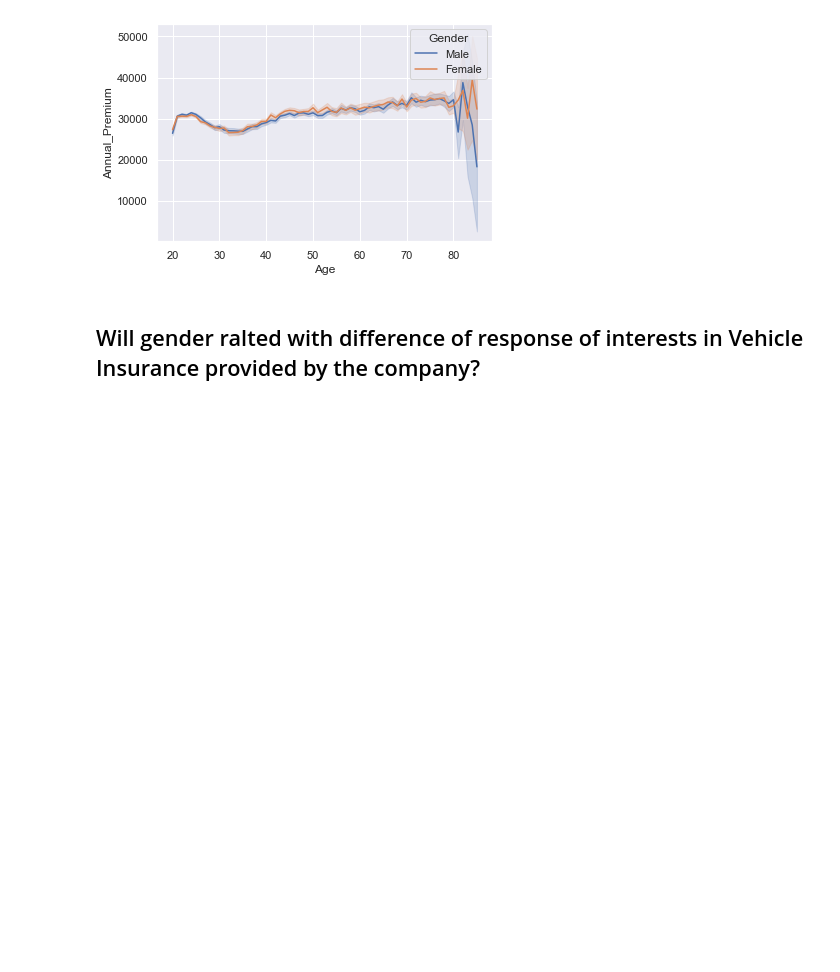
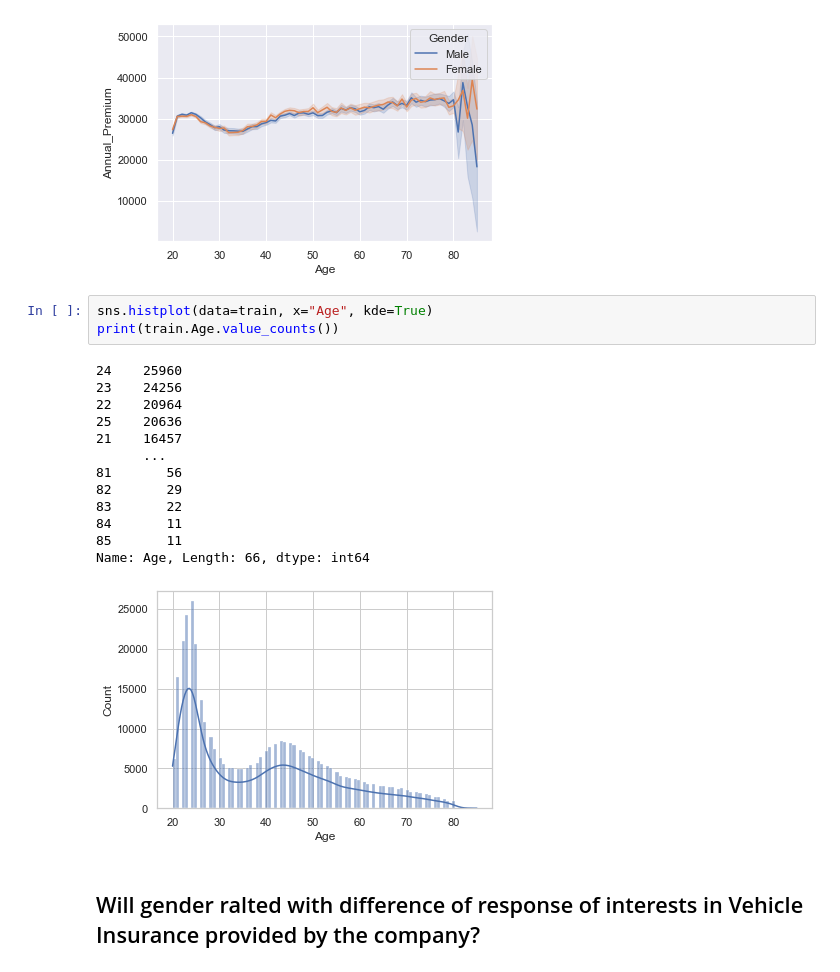
Before and after one commit to yyx2827023/Python_project_vehicle_insurance, a Jupyter notebook: Vehicle Insurance EDA and predict models.ipynb, the cells around one changed output. Drawn from its saved outputs; the diff is of its cells as text; blank space fills up the shorter version.

```diff
--- a/Vehicle Insurance EDA and predict models.ipynb
+++ b/Vehicle Insurance EDA and predict models.ipynb
@@ -222,6 +222,23 @@ sns.lineplot(x="Age", y="Annual_Premium", hue="Gender",data=dfplot)
 # %% [output]
 <AxesSubplot:xlabel='Age', ylabel='Annual_Premium'>
 [figure]
+# %%
+sns.histplot(data=train, x="Age", kde=True)
+print(train.Age.value_counts())
+# %% [output]
+24    25960
+23    24256
+22    20964
+25    20636
+21    16457
+      ...
+81       56
+82       29
+83       22
+84       11
+85       11
+Name: Age, Length: 66, dtype: int64
+[figure, added]
 # %% [markdown]
 ## Will gender ralted with difference of response of interests in Vehicle Insurance provided by the company?
 # %%
```
Also changed, not shown: parts of 14 cells of this notebook.
